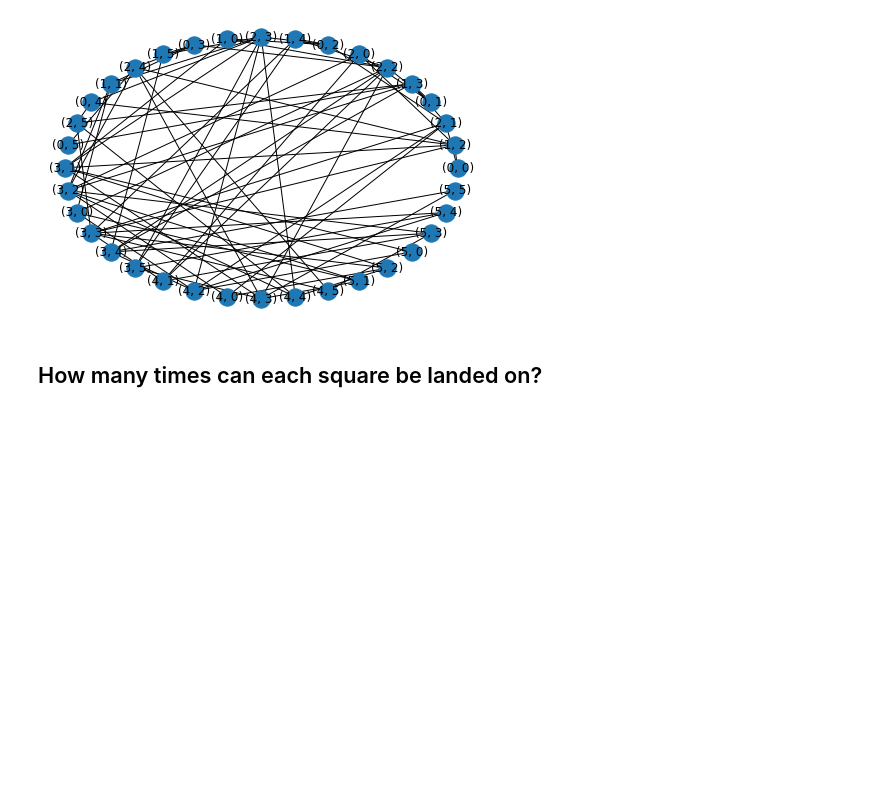
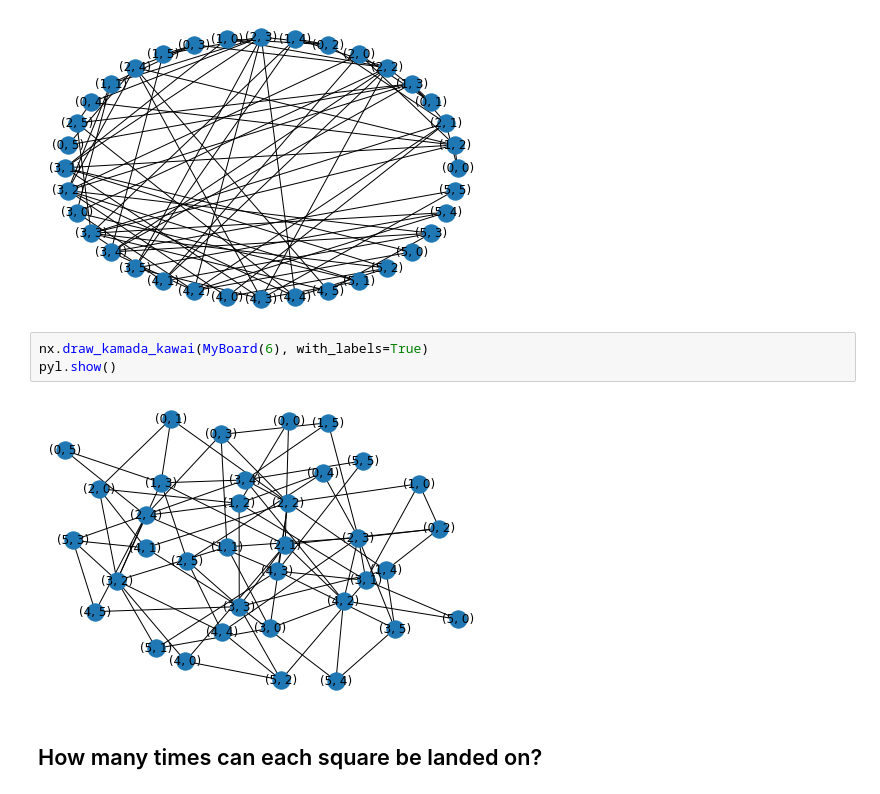
Before and after one commit to DeanLundie/Knights-Tour, a Jupyter notebook: tour.ipynb, the cells around one changed output. Saved outputs shown, nothing was run; the diff lists cells and outputs as text; blank space fills up the shorter version.

Commit message:
Added another visualisation of the tour

```diff
--- a/tour.ipynb
+++ b/tour.ipynb
@@ -50,6 +50,11 @@ nx.draw_circular(MyBoard(6), with_labels=True)
 pyl.show()
 # %% [output]
 [figure]
+# %%
+nx.draw_kamada_kawai(MyBoard(6), with_labels=True)
+pyl.show()
+# %% [output]
+[figure, added]
 # %% [markdown]
 ## How many times can each square be landed on?
 # %%
```
